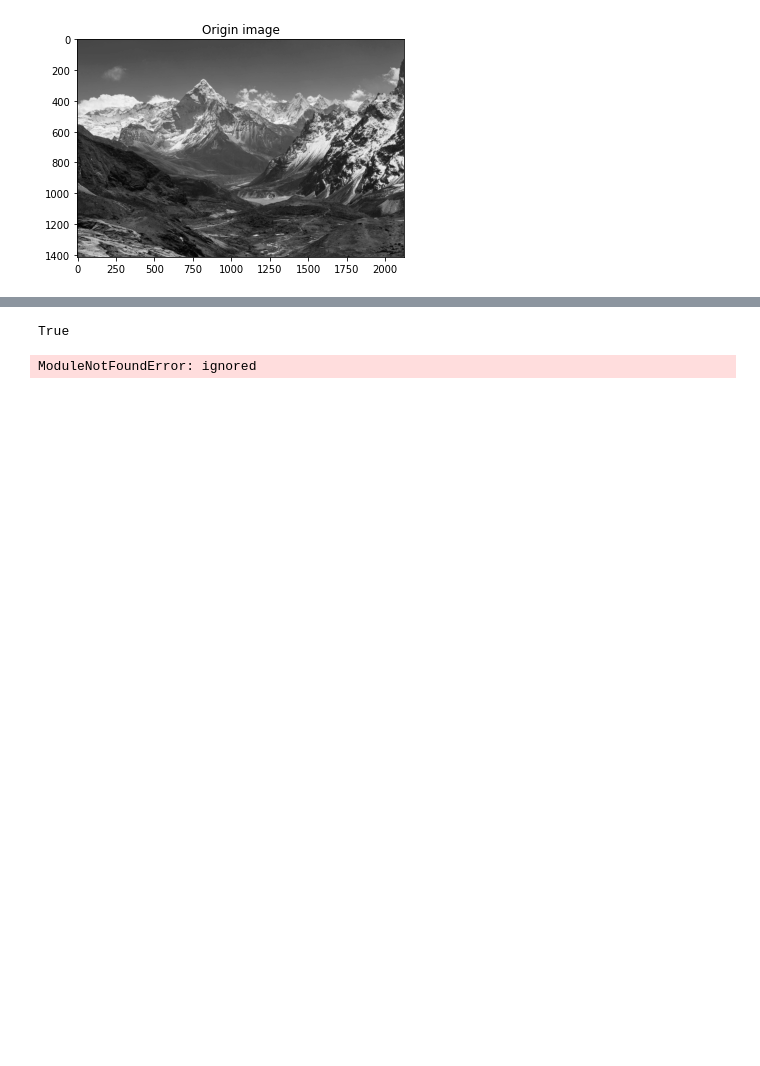
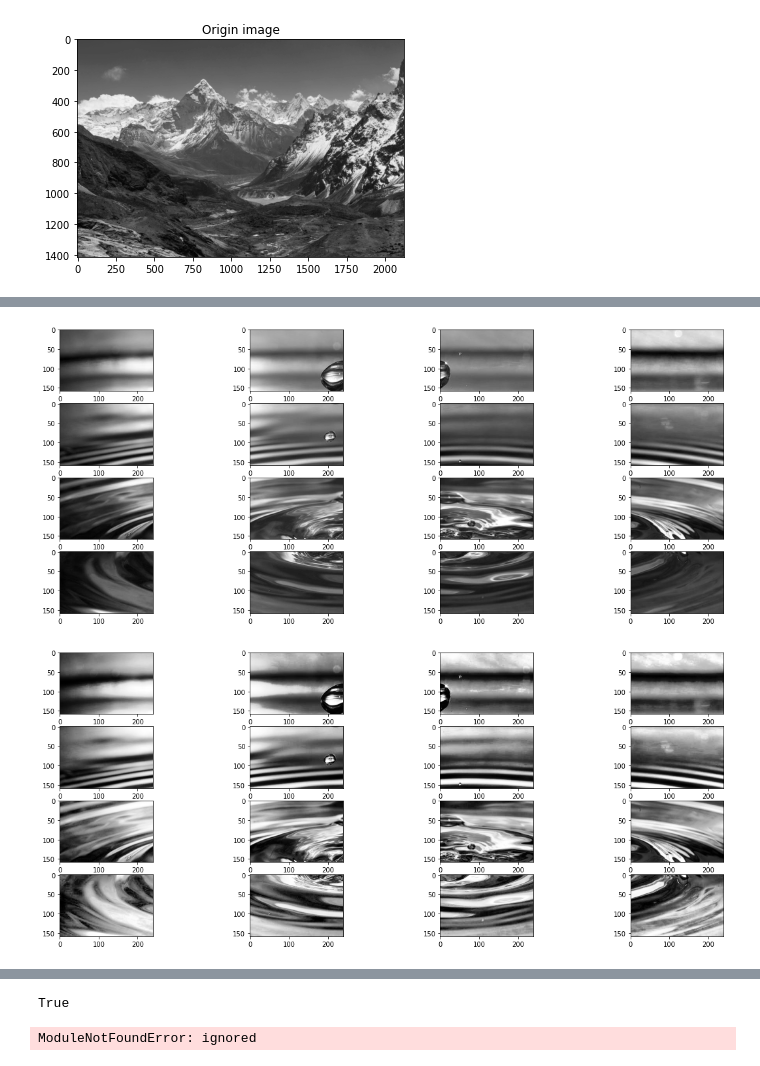
Before and after one commit to rafaelsangarcia/VisionComputarizada, a Jupyter notebook: Modulo2/Tareas/2_6_Google_Colab_Algoritmos_de_Mejoramiento_de_Imágenes_basado_por_Pixeles.ipynb, the cells around one changed output, grey strips where cells are left out. Cells and saved outputs as stored; diff of their text form; code cells hidden in the pictures; blank space fills up the shorter version.

```diff
--- a/Modulo2/Tareas/2_6_Google_Colab_Algoritmos_de_Mejoramiento_de_Imágenes_basado_por_Pixeles.ipynb
+++ b/Modulo2/Tareas/2_6_Google_Colab_Algoritmos_de_Mejoramiento_de_Imágenes_basado_por_Pixeles.ipynb
@@ -40,0 +96,22 @@ plt.show()
+# %%
+imageNameList = ['Water_0.jpg', 'Water_1.jpg','Water_2.jpg', 'Water_3.jpg','Water_4.jpg', 'Water_5.jpg','Water_6.jpg',
+                 'Water_7.jpg','Water_8.jpg', 'Water_9.jpg','Water_10.jpg', 'Water_11.jpg',
+                 'Water_12.jpg','Water_13.jpg', 'Water_14.jpg','Water_15.jpg']
+imageList = []
+for i in imageNameList:
+  imageList.append(cv2.cvtColor(cv2.imread(i), cv2.COLOR_BGR2GRAY))
+imageListeq = imageList
+
+fig = plt.figure(figsize=(20, 8))
+for x,i in zip(range(16),imageList):
+  plt.subplot(4,4,x+1), plt.imshow(i,cmap='gray')
+plt.show()
+
+fig = plt.figure(figsize=(20, 8))
+for x,i in zip(range(16),imageList):
+  imageListeq[x] = exposure.equalize_hist(i)
+  plt.subplot(4,4,x+1), plt.imshow(imageListeq[x],cmap='gray')
+plt.show()
+# %% [output]
+[figure, added]
+[figure, added]
```
Also changed, not shown: parts of 12 cells of this notebook.
